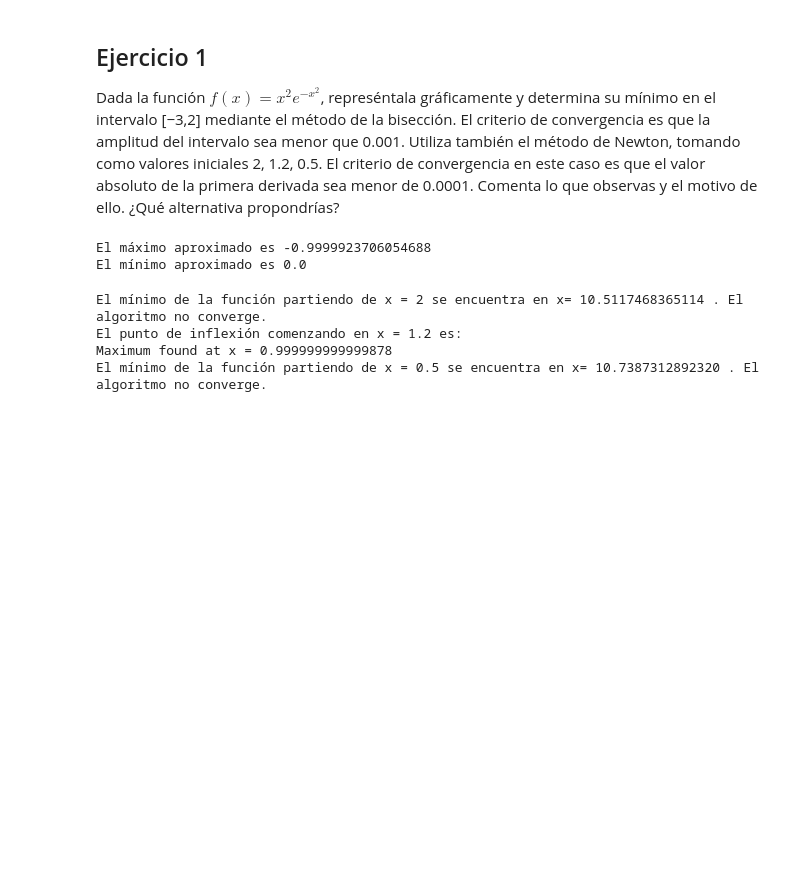
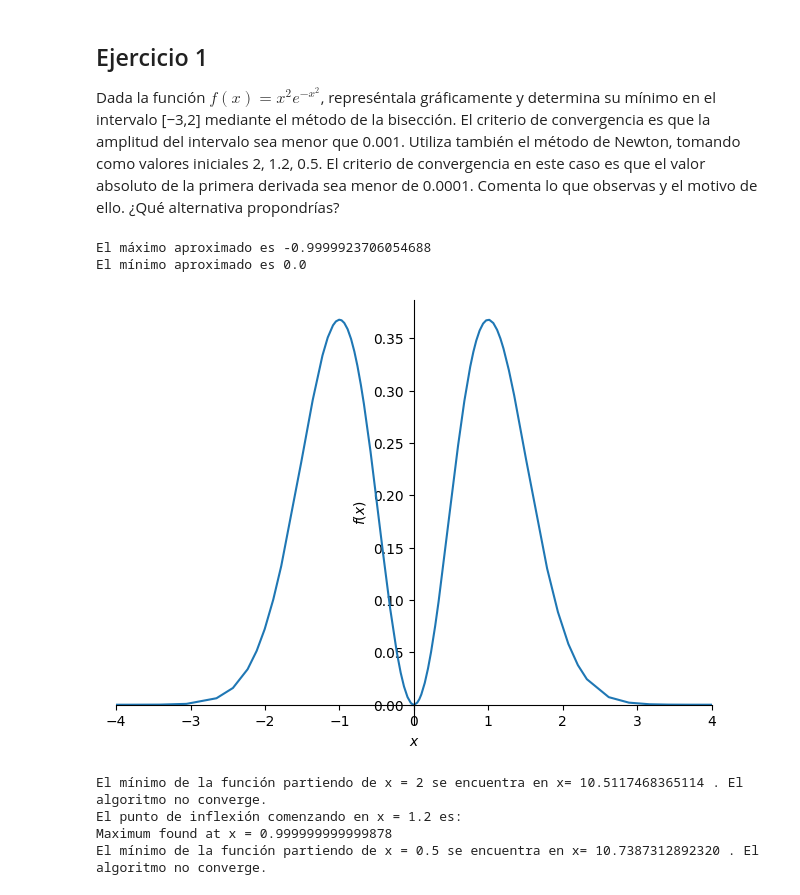
Before and after one commit to esedesam/MCD-Jemarlera, a Jupyter notebook: EO/Algoritmos/Practica_1_Opt_restr.ipynb, the cells around one changed output. Cells and saved outputs as stored; diff of their text form; code cells hidden in the pictures; blank space fills up the shorter version.

Commit message:
Añadido sympy plot de ejemplo en practica1

```diff
--- a/EO/Algoritmos/Practica_1_Opt_restr.ipynb
+++ b/EO/Algoritmos/Practica_1_Opt_restr.ipynb
@@ -48,5 +48,19 @@ print("El mínimo aproximado es", minimum) #Al cambiar el intervalo de búsqueda
 # %% [output]
 El máximo aproximado es -0.9999923706054688
 El mínimo aproximado es 0.0
+# %%
+f2 = 'x**2*exp(-x**2)'
+x = sp.symbols('x')
+
+def sympy_plot(f, x):
+
+    if isinstance(f2, str):
+        f = sp.sympify(f)
+
+    p1 = sp.plotting.plot(f, show = True, xlim = (-4, 4))
+
+sympy_plot(f2, x)
+# %% [output]
+[figure, added]
 # %%
 f2 = 'x**2*exp(-x**2)'
```
Also changed, not shown: parts of 1 cell of this notebook.
